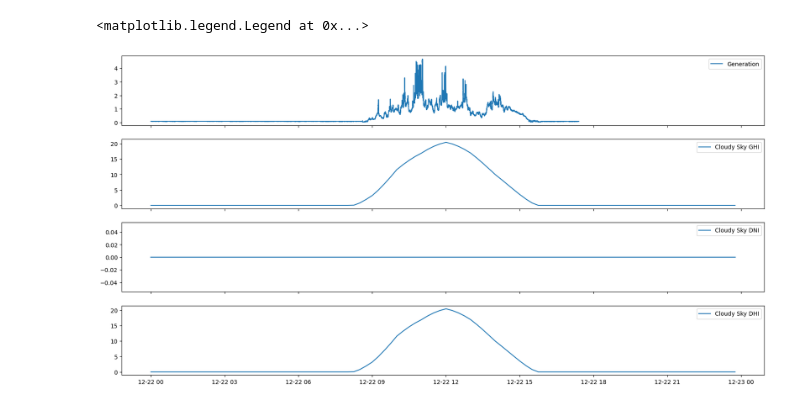
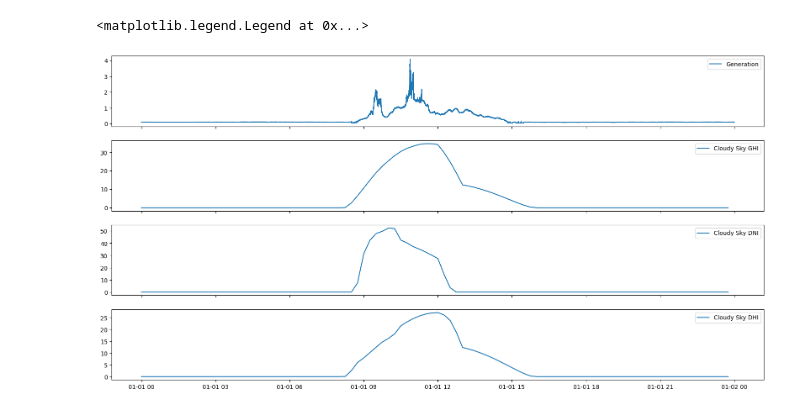
Before and after one commit to tennisnuts/Power-Forecast, a Jupyter notebook: playground.ipynb, the cells around one changed output. Cells and saved outputs as stored; diff of their text form; code cells hidden in the pictures.

```diff
--- a/playground.ipynb
+++ b/playground.ipynb
@@ -13,9 +13,9 @@ import math
 import pytz
 import ast
 # %%
-year = 2023
-month = 12
-day = 22
+year = 2024
+month = 1
+day = 1
 date_time = datetime(year=year, month=month, day=day)
 
 generation_df, consumption_df = get_sensor_data(date_time)
@@ -76,0 +58,9 @@ Locally available data used
+# %%
+irradiance = irradiance_data(postcode, date_time)
+# convert start_time to the index
+irradiance = irradiance.set_index('start_time')
+# convert index to datetime
+irradiance.index = pd.to_datetime(irradiance.index)
+# drop start and end time columns
+irradiance = irradiance.drop(columns=['start', 'end'])
+irradiance.head()
@@ -77,19 +76,19 @@ Locally available data used
 # %%
 # plot the irradiance data and sensor data on the same graph
 fig, ax = plt.subplots(figsize=(20, 10), nrows=4, sharex=True)
 
-ax[1].plot(irradiance['start_time'], irradiance['cloudy_sky_ghi'], label='Cloudy Sky GHI')
-ax[2].plot(irradiance['start_time'], irradiance['cloudy_sky_dni'], label='Cloudy Sky DNI')
-ax[3].plot(irradiance['start_time'], irradiance['cloudy_sky_dhi'], label='Cloudy Sky DHI')
+ax[1].plot(irradiance.index, irradiance['cloudy_sky_ghi'], label='Cloudy Sky GHI')
+ax[2].plot(irradiance.index, irradiance['cloudy_sky_dni'], label='Cloudy Sky DNI')
+ax[3].plot(irradiance.index, irradiance['cloudy_sky_dhi'], label='Cloudy Sky DHI')
 # ax[1].plot(irradiance['start_time'], irradiance['clear_sky_ghi'], label='Clear Sky GHI')
 # ax[1].plot(irradiance['start_time'], irradiance['clear_sky_dni'], label='Clear Sky DNI')
 # ax[1].plot(irradiance['start_time'], irradiance['clear_sky_dhi'], label='Clear Sky DHI')
 ax[0].plot(generation_df.index, generation_df['power'], label='Generation')
 
 ax[0].legend()
 ax[1].legend()
 ax[2].legend()
 ax[3].legend()
 # %% [output]
 <matplotlib.legend.Legend at 0x...>
-[figure, old version]
+[figure, new version]
```
Also changed, not shown: parts of 8 cells of this notebook, 1 other file.
